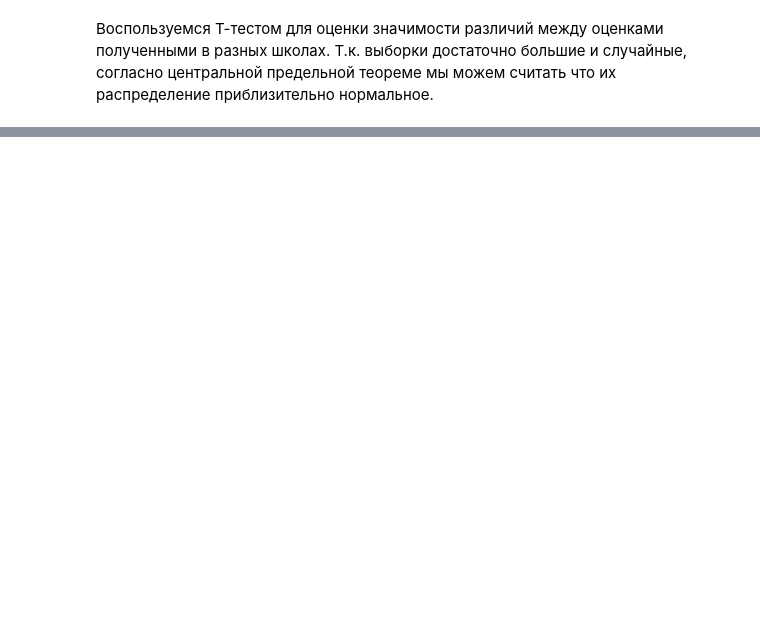
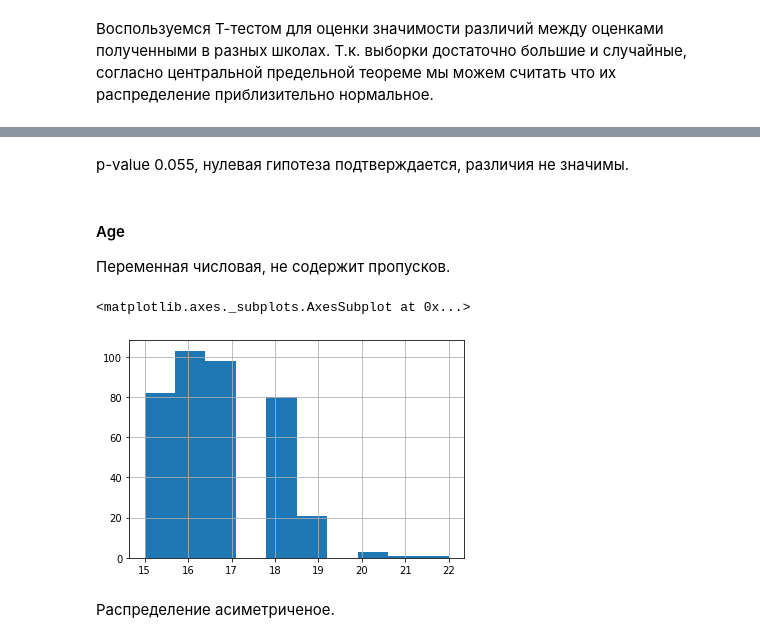
Before and after one commit to Ruslan-Lis/Skill_Factory, a Jupyter notebook: module_2/Project_2_EDA_R_Lisin.ipynb, the cells around one changed output, grey strips where cells are left out. Saved outputs shown, nothing was run; the diff lists cells and outputs as text; code cells hidden in the pictures; blank space fills up the shorter version.

```diff
--- a/module_2/Project_2_EDA_R_Lisin.ipynb
+++ b/module_2/Project_2_EDA_R_Lisin.ipynb
@@ -327,0 +395,13 @@ p-value = 0.72, нулевая гипотеза подтверждается, м
+# %% [markdown]
+p-value 0.055, нулевая гипотеза подтверждается, различия не значимы.
+# %% [markdown]
+#### Age
+
+Переменная числовая, не содержит пропусков.
+# %%
+df.age.hist()
+# %% [output]
+<matplotlib.axes._subplots.AxesSubplot at 0x...>
+[figure, added]
+# %% [markdown]
+Распределение асиметриченое.
```
Also changed, not shown: parts of 167 cells of this notebook.
